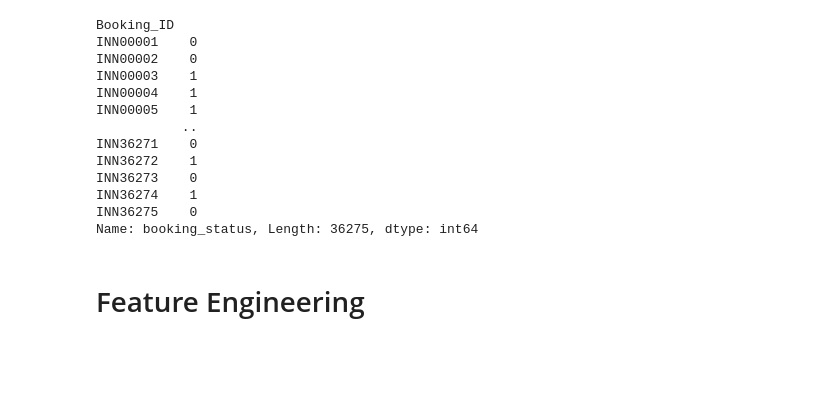
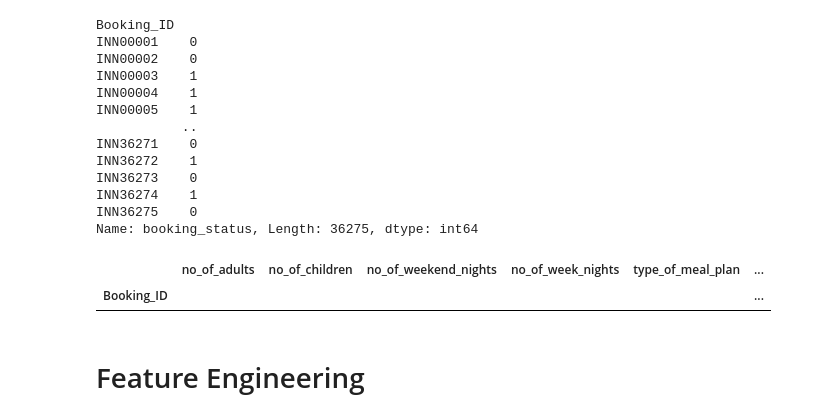
Before and after one commit to IslamelGebaly/HotelReservationDataScience, a Jupyter notebook: modelling.ipynb, the cells around one changed output. Cells and saved outputs as stored; diff of their text form; code cells hidden in the pictures; blank space fills up the shorter version.

```diff
--- a/modelling.ipynb
+++ b/modelling.ipynb
@@ -68,6 +85,21 @@ INN36273    0
 INN36274    1
 INN36275    0
 Name: booking_status, Length: 36275, dtype: int64
+# %%
+## Removing Zero Values from the Price Column
+df.loc[df["avg_price_per_room"] == 0, "avg_price_per_room"] = np.nan
+# %%
+# Replacing the Removed Values
+imputer = KNNImputer()
+df["avg_price_per_room"] = imputer.fit_transform(df[["avg_price_per_room"]])
+# %%
+#checking if there is are days that don't match the month
+month_group_2 = [4, 6, 9, 11]
+month_group_3 = [2]
+df[(df["arrival_month"].isin(month_group_3)) & (df["arrival_date"] >= 30)]
+# %% [output]
+|  | no_of_adults | no_of_children | no_of_weekend_nights | no_of_week_nights | type_of_meal_plan | ... |
+| Booking_ID |  |  |  |  |  | ... |
 # %% [markdown]
 # Feature Engineering
 # %%
```
Also changed, not shown: parts of 9 cells of this notebook, 2 other files.
